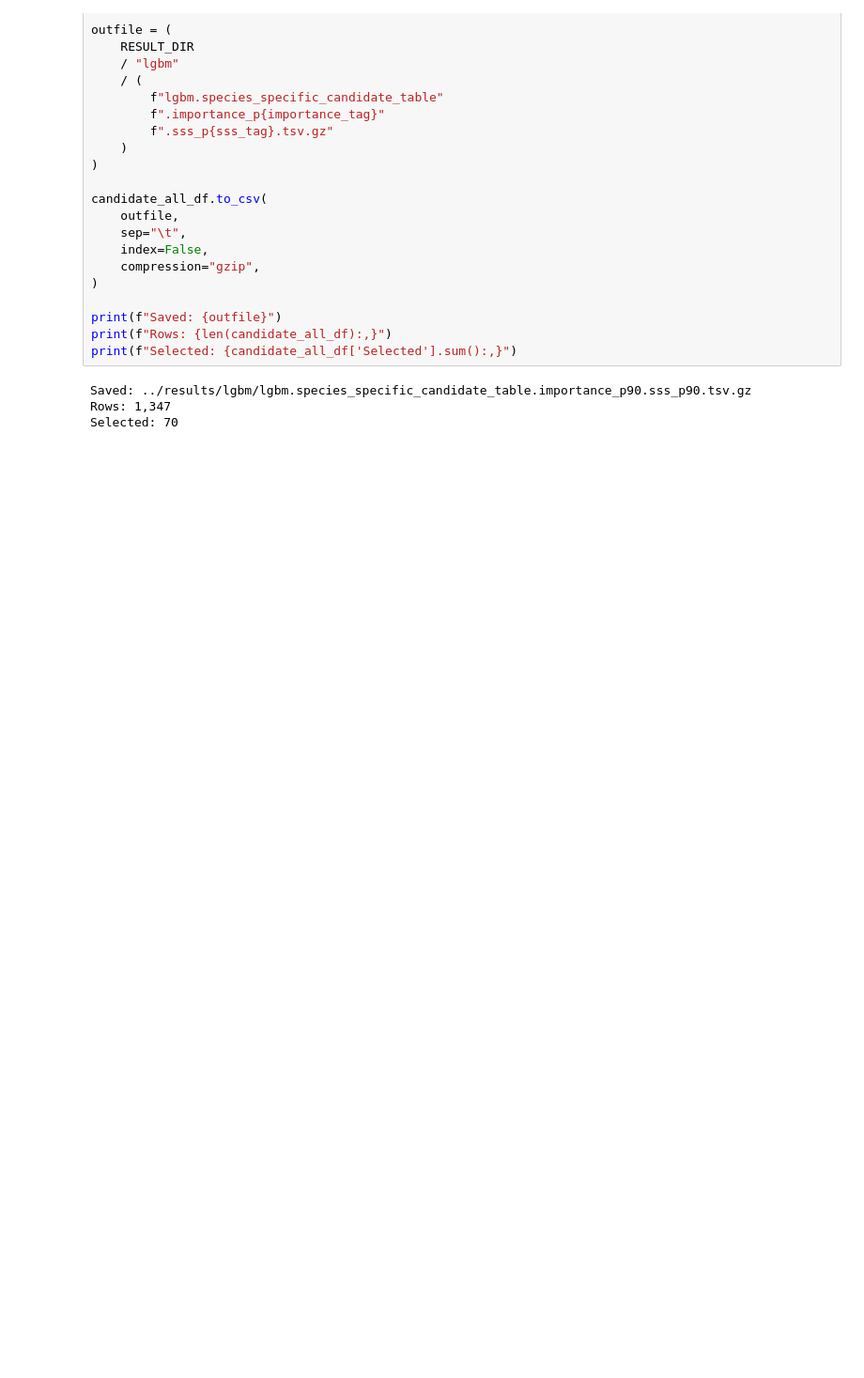
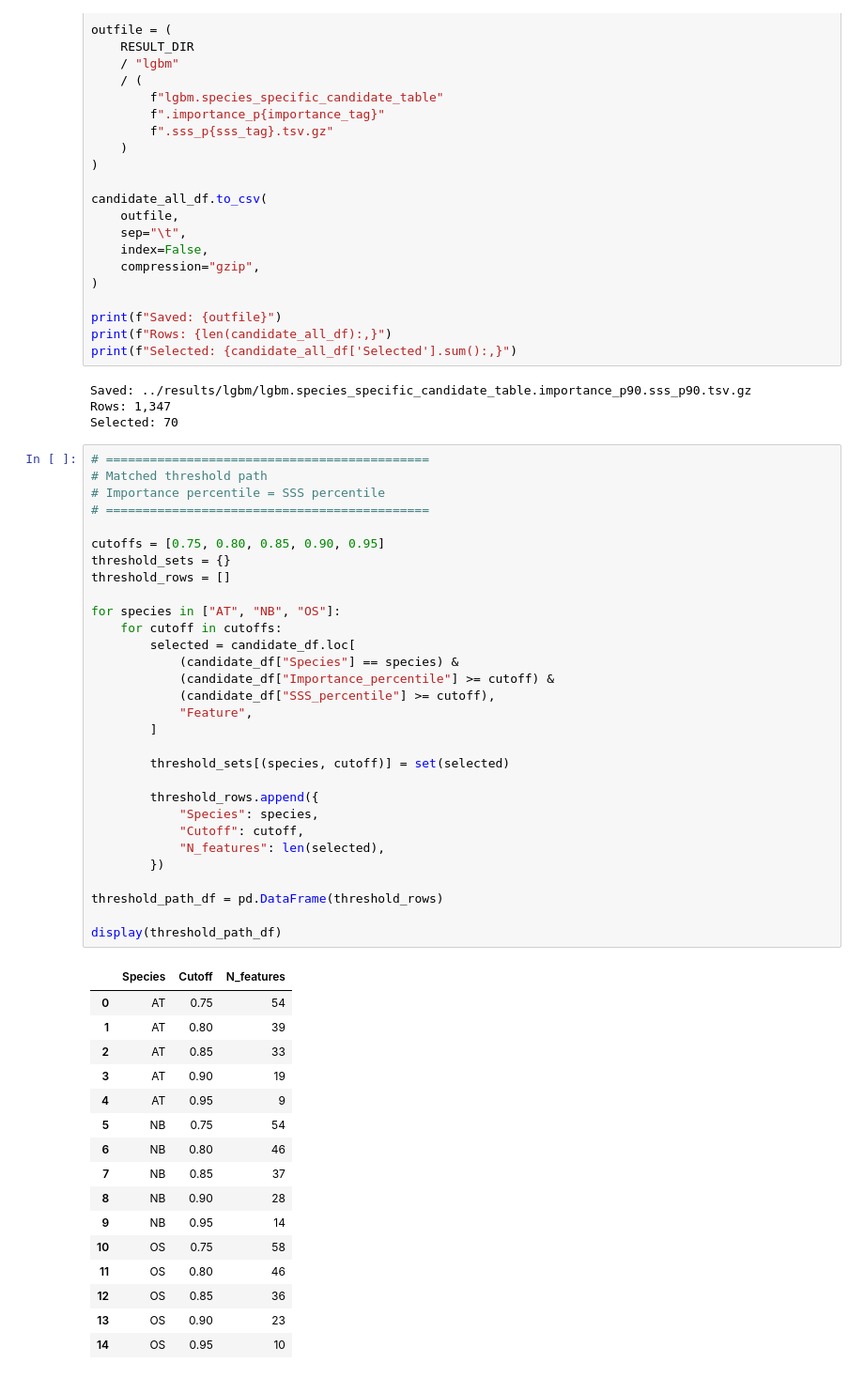
Before and after one commit to ih-11/regression, a Jupyter notebook: notebooks/analysis4_step1.ipynb, the cells around one changed output. Shown at 94% size. Saved outputs shown, nothing was run; the diff lists cells and outputs as text; blank space fills up the shorter version.

```diff
--- a/notebooks/analysis4_step1.ipynb
+++ b/notebooks/analysis4_step1.ipynb
@@ -1601,3 +1601,50 @@ print(f"Selected: {candidate_all_df['Selected'].sum():,}")
 Saved: ../results/lgbm/lgbm.species_specific_candidate_table.importance_p90.sss_p90.tsv.gz
 Rows: 1,347
 Selected: 70
+# %%
+# ============================================
+# Matched threshold path
+# Importance percentile = SSS percentile
+# ============================================
+
+cutoffs = [0.75, 0.80, 0.85, 0.90, 0.95]
+threshold_sets = {}
+threshold_rows = []
+
+for species in ["AT", "NB", "OS"]:
+    for cutoff in cutoffs:
+        selected = candidate_df.loc[
+            (candidate_df["Species"] == species) &
+            (candidate_df["Importance_percentile"] >= cutoff) &
+            (candidate_df["SSS_percentile"] >= cutoff),
+            "Feature",
+        ]
+
+        threshold_sets[(species, cutoff)] = set(selected)
+
+        threshold_rows.append({
+            "Species": species,
+            "Cutoff": cutoff,
+            "N_features": len(selected),
+        })
+
+threshold_path_df = pd.DataFrame(threshold_rows)
+
+display(threshold_path_df)
+# %% [output]
+|  | Species | Cutoff | N_features |
+| 0 | AT | 0.75 | 54 |
+| 1 | AT | 0.80 | 39 |
+| 2 | AT | 0.85 | 33 |
+| 3 | AT | 0.90 | 19 |
+| 4 | AT | 0.95 | 9 |
+| 5 | NB | 0.75 | 54 |
+| 6 | NB | 0.80 | 46 |
+| 7 | NB | 0.85 | 37 |
+| 8 | NB | 0.90 | 28 |
+| 9 | NB | 0.95 | 14 |
+| 10 | OS | 0.75 | 58 |
+| 11 | OS | 0.80 | 46 |
+| 12 | OS | 0.85 | 36 |
+| 13 | OS | 0.90 | 23 |
+| 14 | OS | 0.95 | 10 |
```
Also changed, not shown: parts of 2 cells of this notebook, 1 other file.
